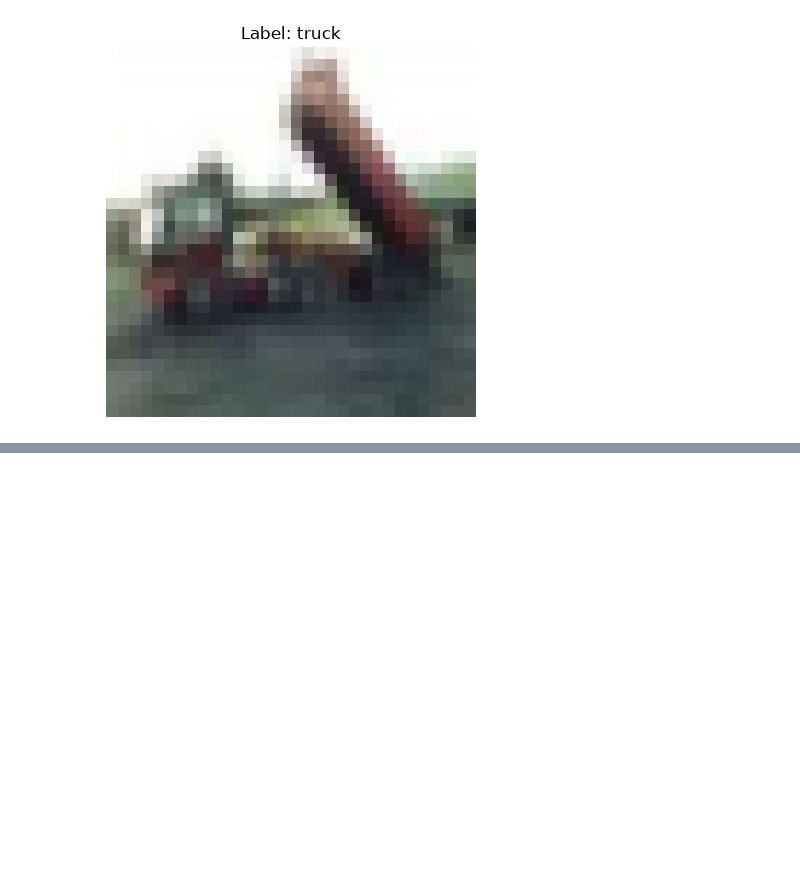
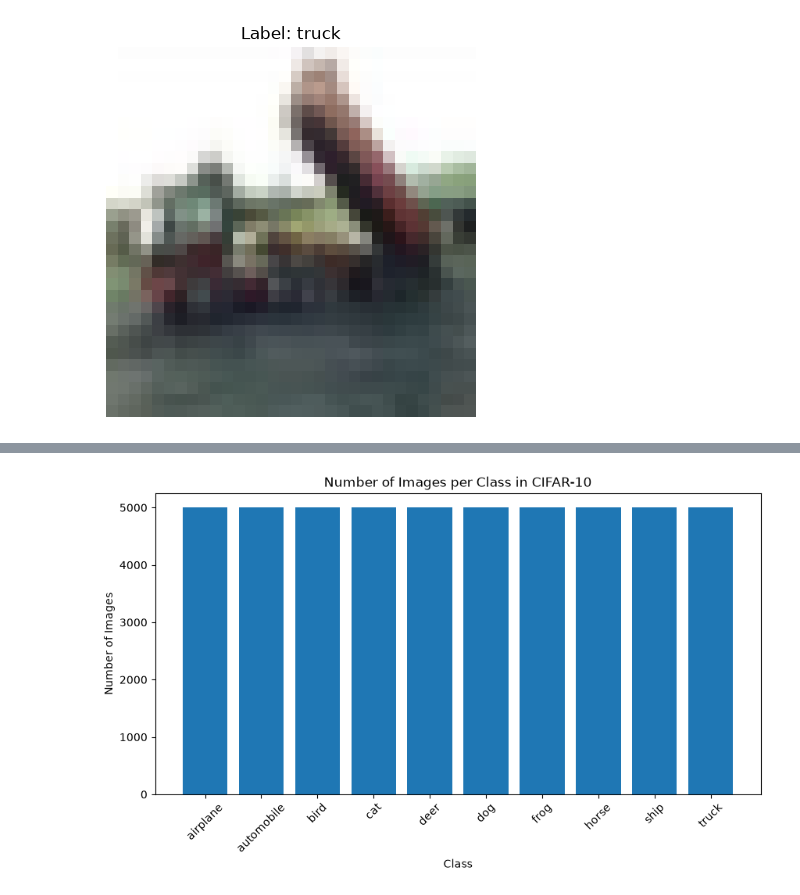
Before and after one commit to gaatma/Robustness-of-Convolutional-Neural-Networks-Under-Adversarial-Perturbations, a Jupyter notebook: notebook/01_Data_Loading_and_EDA.ipynb, the cells around one changed output, grey strips where cells are left out. Cells and saved outputs as stored; diff of their text form; code cells hidden in the pictures; blank space fills up the shorter version.

```diff
--- a/notebook/01_Data_Loading_and_EDA.ipynb
+++ b/notebook/01_Data_Loading_and_EDA.ipynb
@@ -64,3 +72,17 @@ y_test = y_test.flatten()
+# %%
+# CIFAR-10 class names
+class_names = [
+   "airplane",
+   "automobile",
+   "bird",
+   "cat",
+   "deer",
+   "dog",
+   "frog",
+   "horse",
+   "ship",
+   "truck"
+]
 # %% [markdown]
 ## Exploring the CIFAR-10 Dataset
 Before building a neural network, it is important to understand what the dataset looks like.
@@ -85,0 +120,7 @@ plt.show()
+# %%
+#Count images in each class
+unique_classes, class_counts = np.unique(y_train, return_counts=True)
+print("Class Distribution in CIFAR-10")
+
+for i in range(len(unique_classes)):
+    print(f"{class_names[unique_classes[i]]: <12}: {class_counts[i]} images")
@@ -85,0 +149,12 @@ plt.show()
+# %%
+#Visualize the number f images in each class
+
+plt.figure(figsize=(10,5))
+plt.bar(class_names, class_counts)
+plt.title("Number of Images per Class in CIFAR-10")
+plt.xlabel("Class")
+plt.ylabel("Number of Images")
+plt.xticks(rotation=45)
+plt.show()
+# %% [output]
+[figure, added]
```
Also changed, not shown: parts of 8 cells of this notebook, 5 other files.
